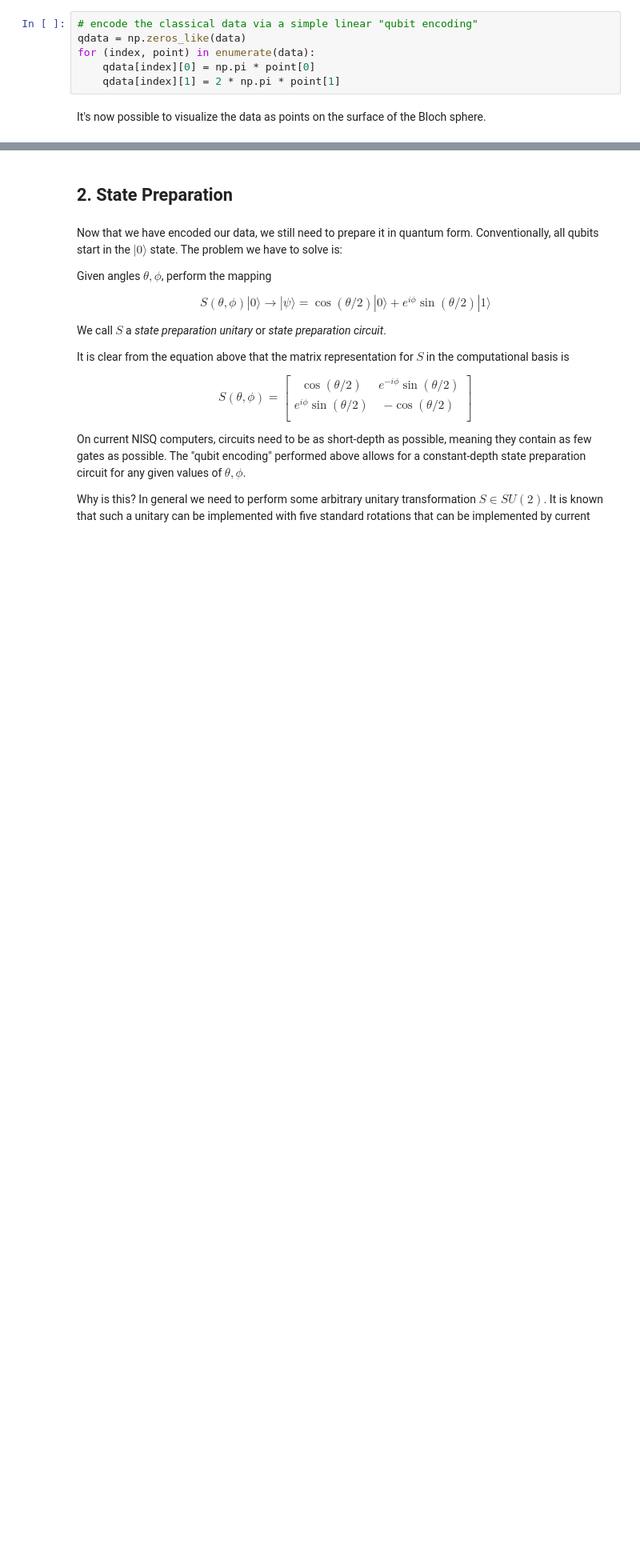
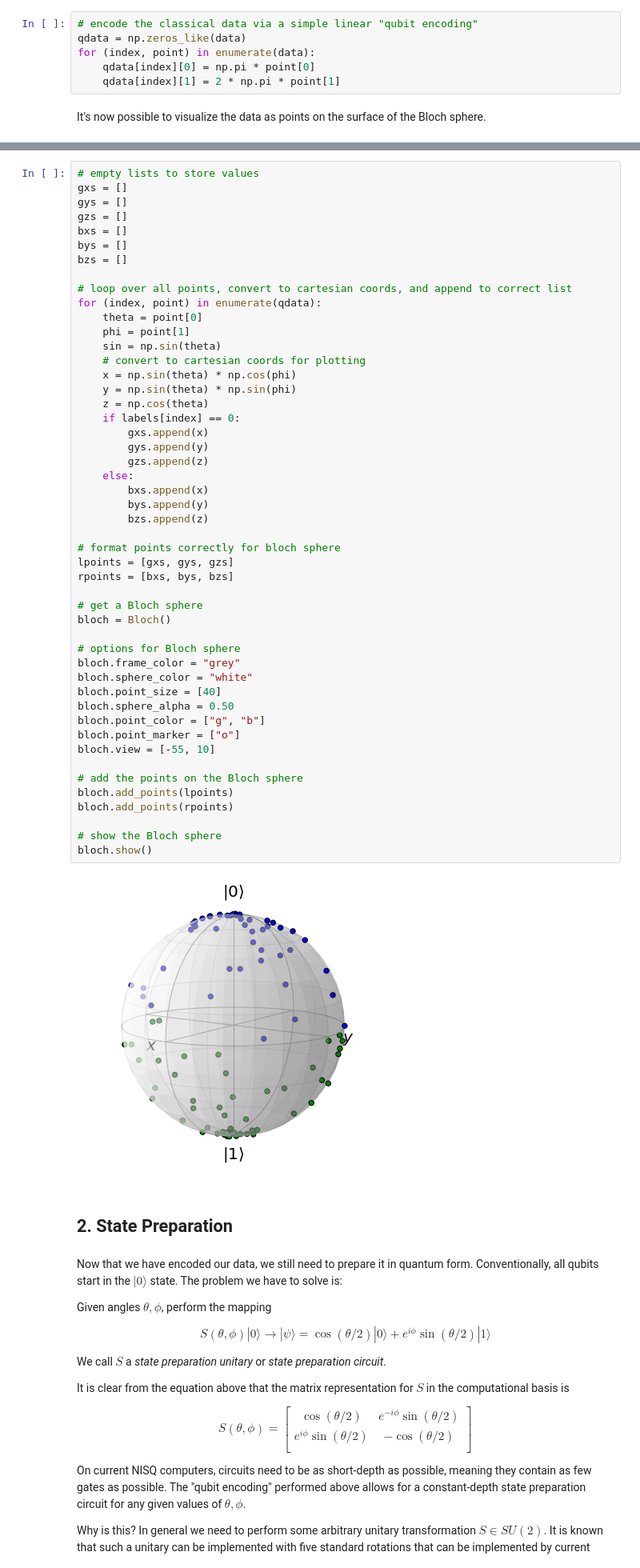
Before and after one commit to QuantumAI-lib/NISQAI, a Jupyter notebook: examples/one-qubit-classifier/one-qubit-classifier.ipynb, the cells around one changed output, grey strips where cells are left out. Shown at 80% size. Saved outputs shown, nothing was run; the diff lists cells and outputs as text; blank space fills up the shorter version.

```diff
--- a/examples/one-qubit-classifier/one-qubit-classifier.ipynb
+++ b/examples/one-qubit-classifier/one-qubit-classifier.ipynb
@@ -172,3 +160,54 @@ bloch.show()
+# %%
+# empty lists to store values
+gxs = []
+gys = []
+gzs = []
+bxs = []
+bys = []
+bzs = []
+
+# loop over all points, convert to cartesian coords, and append to correct list
+for (index, point) in enumerate(qdata):
+    theta = point[0]
+    phi = point[1]
+    sin = np.sin(theta)
+    # convert to cartesian coords for plotting
+    x = np.sin(theta) * np.cos(phi)
+    y = np.sin(theta) * np.sin(phi)
+    z = np.cos(theta)
+    if labels[index] == 0:
+        gxs.append(x)
+        gys.append(y)
+        gzs.append(z)
+    else:
+        bxs.append(x)
+        bys.append(y)
+        bzs.append(z)
+
+# format points correctly for bloch sphere
+lpoints = [gxs, gys, gzs]
+rpoints = [bxs, bys, bzs]
+
+# get a Bloch sphere
+bloch = Bloch()
+
+# options for Bloch sphere
+bloch.frame_color = "grey"
+bloch.sphere_color = "white"
+bloch.point_size = [40]
+bloch.sphere_alpha = 0.50
+bloch.point_color = ["g", "b"]
+bloch.point_marker = ["o"]
+bloch.view = [-55, 10]
+
+# add the points on the Bloch sphere
+bloch.add_points(lpoints)
+bloch.add_points(rpoints)
+
+# show the Bloch sphere
+bloch.show()
+# %% [output]
+[figure, added]
 # %% [markdown]
 ## 2. State Preparation
 # %% [markdown]
```
Also changed, not shown: parts of 22 cells of this notebook.
